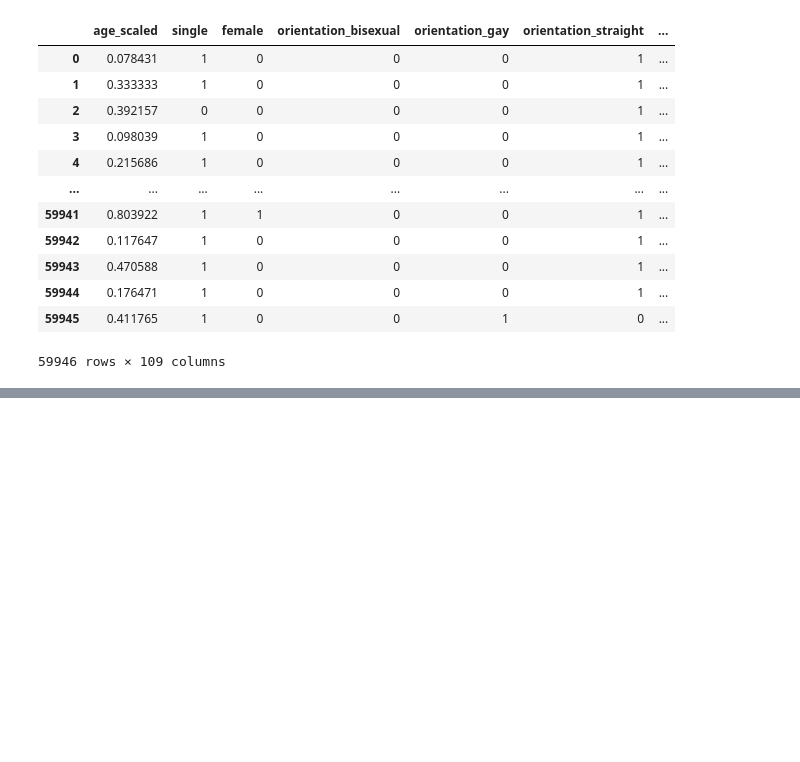
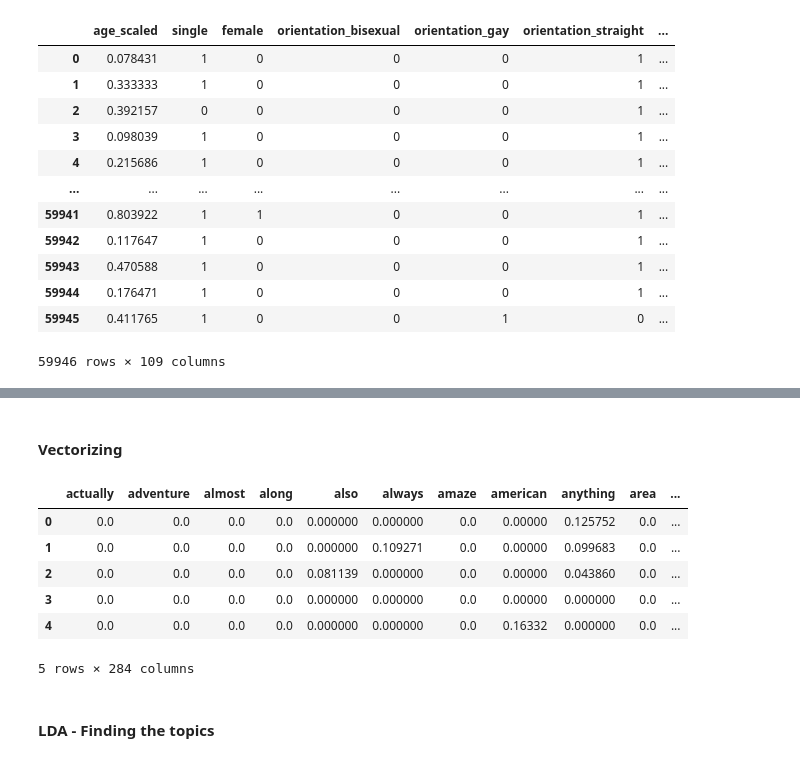
Before and after one commit to ninamcunha/amooora, a Jupyter notebook: notebooks/data_cleaning.ipynb, the cells around one changed output, grey strips where cells are left out. Drawn from its saved outputs; the diff is of its cells as text; code cells hidden in the pictures; blank space fills up the shorter version.

```diff
--- a/notebooks/data_cleaning.ipynb
+++ b/notebooks/data_cleaning.ipynb
@@ -1509,0 +1822,22 @@ smokes_yes: 2   speaks_english: 2       speaks_spanish: 2       speaks_other: 2
+# %%
+def basic_preprocessing(sentence):
+    tokenized_sentence = word_tokenize(sentence) ## tokenize
+    stop_words = set(stopwords.words('english')) ## define stopwords
+
+    tokenized_sentence_cleaned = [ ## remove stopwords
+        w for w in tokenized_sentence if not w in stop_words
+    ]
+
+    lemmatized = [
+        WordNetLemmatizer().lemmatize(word, pos = "v")
+        for word in tokenized_sentence_cleaned
+    ]
+
+    # 2 - Lemmatizing the nouns
+    noun_lemmatized = [
+        WordNetLemmatizer().lemmatize(word, pos = "n")
+        for word in lemmatized
+    ]
+
+    cleaned_sentence = ' '.join(word for word in noun_lemmatized)
+    return cleaned_sentence
@@ -1509,0 +1865,25 @@ smokes_yes: 2   speaks_english: 2       speaks_spanish: 2       speaks_other: 2
+# %% [markdown]
+#### Vectorizing
+# %%
+# Instantiating the TfidfVectorizer
+tf_idf_vectorizer = TfidfVectorizer(min_df=0.1, ngram_range=(1, 2))
+
+# Fit and transform on the 'essay_final' column of the existing 'ok' dataframe
+combined_weighted_words = tf_idf_vectorizer.fit_transform(ok['essay_final'].values)
+
+# Convert the result to a DataFrame
+combined_weighted_words_df = pd.DataFrame(combined_weighted_words.toarray(),
+                                          columns=tf_idf_vectorizer.get_feature_names_out())
+
+# Now, 'combined_weighted_words_df' will be the separate dataset to be used for LDA or any further analysis
+combined_weighted_words_df.head()
+# %% [output]
+|  | actually | adventure | almost | along | also | always | amaze | american | anything | area | ... |
+| 0 | 0.0 | 0.0 | 0.0 | 0.0 | 0.000000 | 0.000000 | 0.0 | 0.00000 | 0.125752 | 0.0 | ... |
+| 1 | 0.0 | 0.0 | 0.0 | 0.0 | 0.000000 | 0.109271 | 0.0 | 0.00000 | 0.099683 | 0.0 | ... |
+| 2 | 0.0 | 0.0 | 0.0 | 0.0 | 0.081139 | 0.000000 | 0.0 | 0.00000 | 0.043860 | 0.0 | ... |
+| 3 | 0.0 | 0.0 | 0.0 | 0.0 | 0.000000 | 0.000000 | 0.0 | 0.00000 | 0.000000 | 0.0 | ... |
+| 4 | 0.0 | 0.0 | 0.0 | 0.0 | 0.000000 | 0.000000 | 0.0 | 0.16332 | 0.000000 | 0.0 | ... |
+5 rows × 284 columns
+# %% [markdown]
+#### LDA - Finding the topics
```
Also changed, not shown: parts of 77 cells of this notebook, 2 other files.
